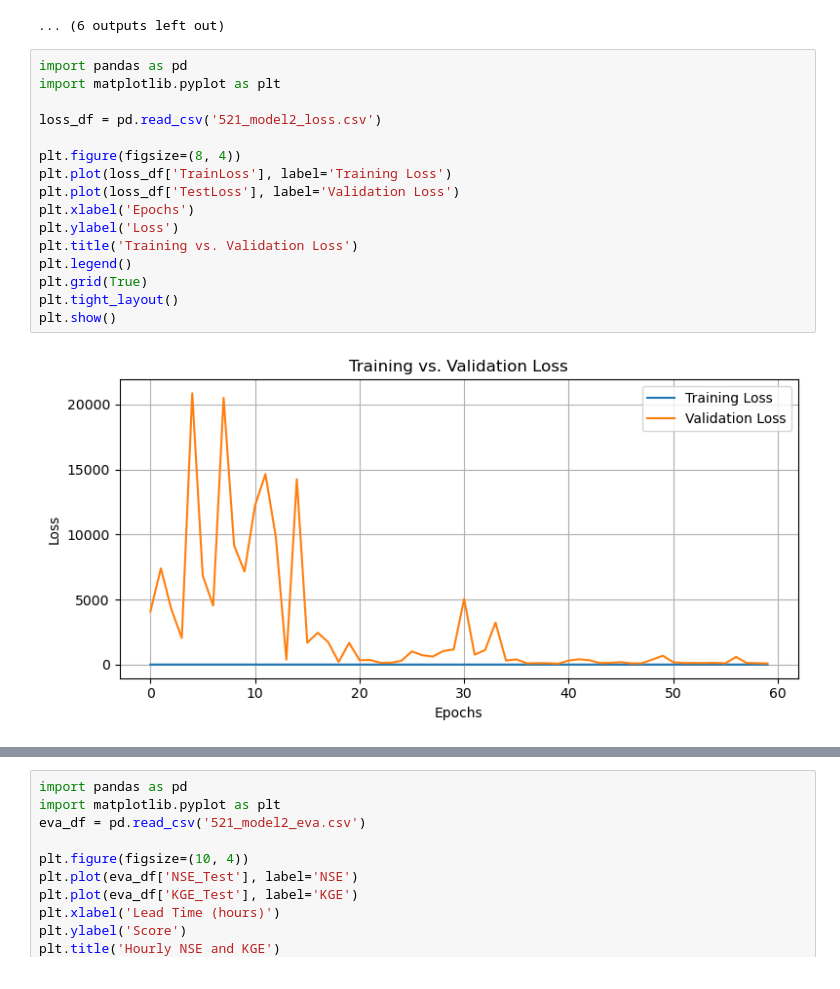
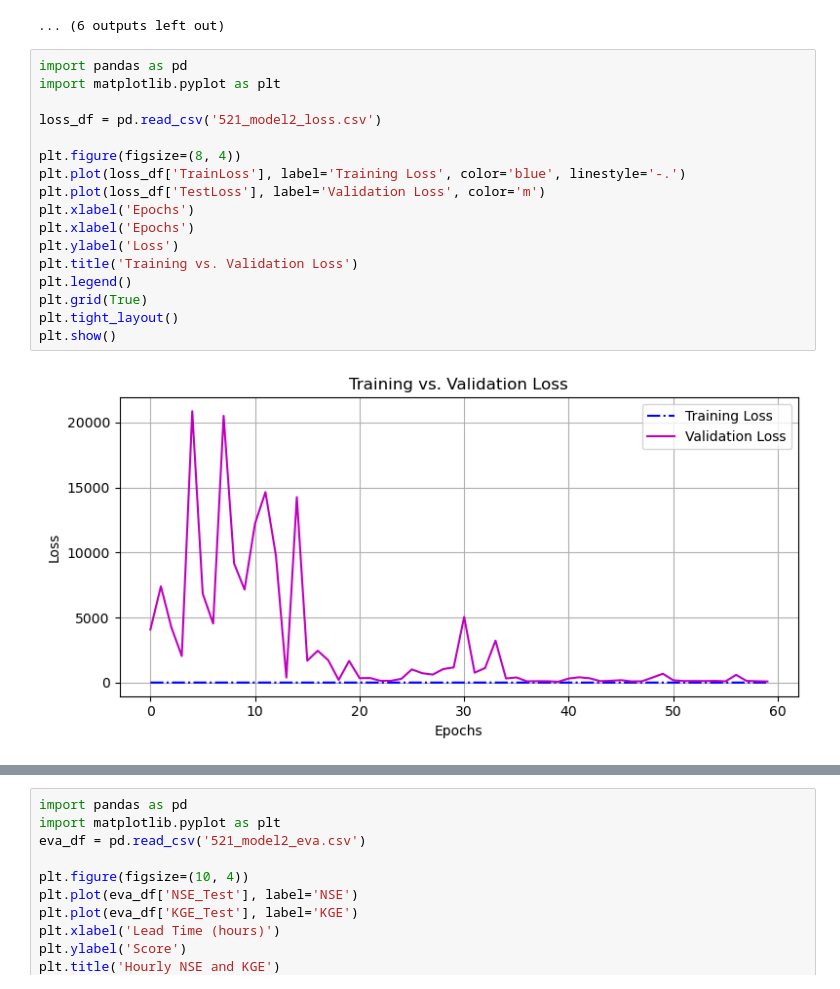
Before and after one commit to uihilab/HydroLSTM, a Jupyter notebook: model2_NRM.ipynb, the cells around one changed output, grey strips where cells are left out. Drawn from its saved outputs; the diff is of its cells as text.

```diff
--- a/model2_NRM.ipynb
+++ b/model2_NRM.ipynb
@@ -281,18 +281,19 @@ Epoch 24: val_loss improved from 133.52248 to 132.94646, saving model to ./521_m
 # %%
 import pandas as pd
 import matplotlib.pyplot as plt
 
 loss_df = pd.read_csv('521_model2_loss.csv')
 
 plt.figure(figsize=(8, 4))
-plt.plot(loss_df['TrainLoss'], label='Training Loss')
-plt.plot(loss_df['TestLoss'], label='Validation Loss')
+plt.plot(loss_df['TrainLoss'], label='Training Loss', color='blue', linestyle='-.')
+plt.plot(loss_df['TestLoss'], label='Validation Loss', color='m')
+plt.xlabel('Epochs')
 plt.xlabel('Epochs')
 plt.ylabel('Loss')
 plt.title('Training vs. Validation Loss')
 plt.legend()
 plt.grid(True)
 plt.tight_layout()
 plt.show()
 # %% [output]
-[figure, old version]
+[figure, new version]
```
Also changed, not shown: parts of 1 cell of this notebook.
